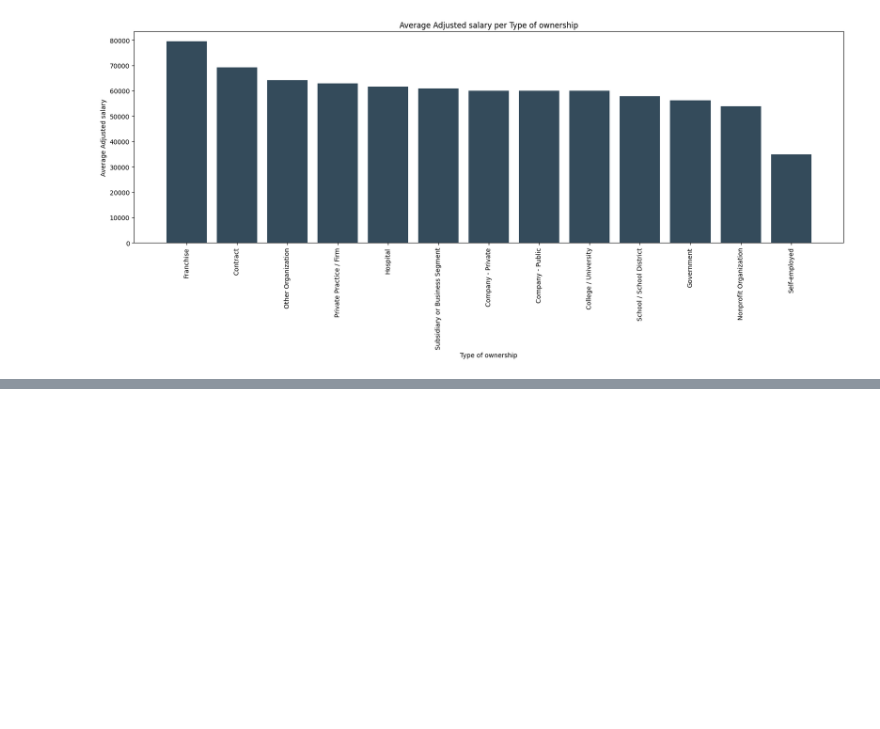
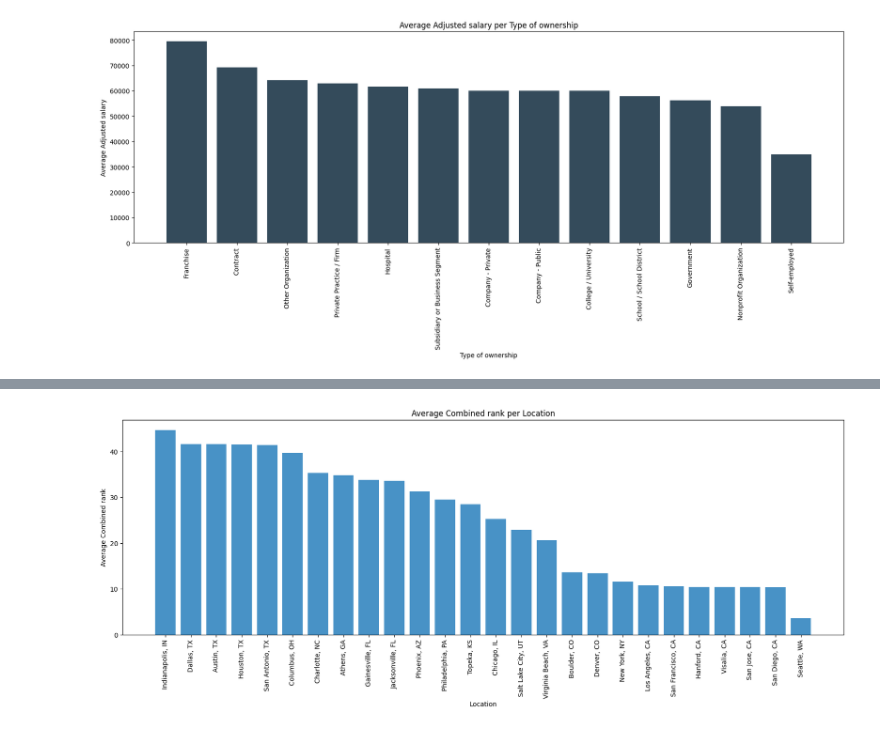
Before and after one commit to damla-jpg/brane-data-analyst-jobs, a Jupyter notebook: data_exploration.ipynb, the cells around one changed output, grey strips where cells are left out. Cells and saved outputs as stored; diff of their text form; code cells hidden in the pictures; blank space fills up the shorter version.

```diff
--- a/data_exploration.ipynb
+++ b/data_exploration.ipynb
@@ -207,0 +219,4 @@ ValueError: shape mismatch: objects cannot be broadcast to a single shape.  Mism
+# %%
+avg_rank_per_location = plot_average_per_column(mini, "Location", "Combined rank", colors[2])
+# %% [output]
+[figure, added]
```
Also changed, not shown: parts of 6 cells of this notebook, 6 other files.
